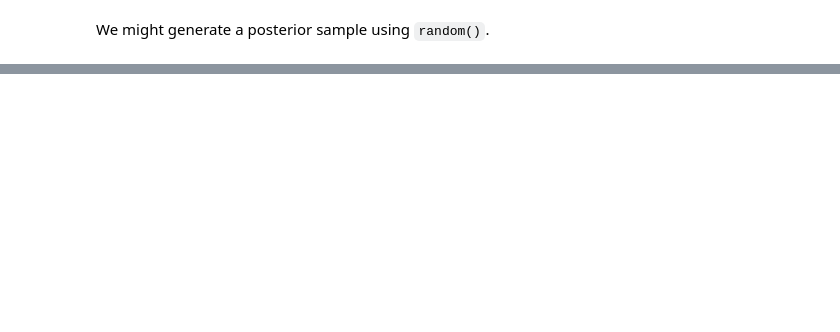
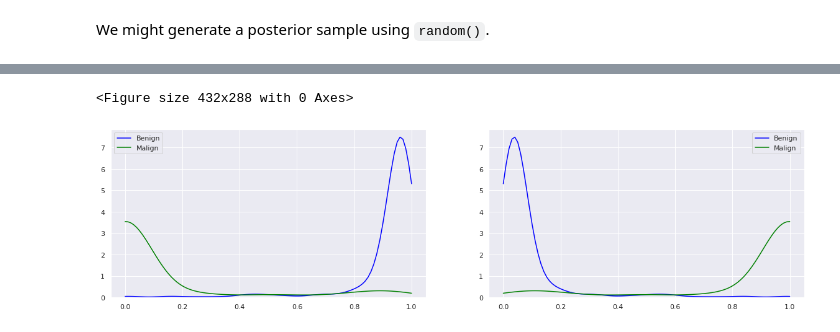
Before and after one commit to Ludvins/Statistical-Models-with-Variational-Methods, a Jupyter notebook: src/Gaussian_mixture_BayesPy_Breast_Cancer.ipynb, the cells around one changed output, grey strips where cells are left out. Saved outputs shown, nothing was run; the diff lists cells and outputs as text; code cells hidden in the pictures; blank space fills up the shorter version.

```diff
--- a/src/Gaussian_mixture_BayesPy_Breast_Cancer.ipynb
+++ b/src/Gaussian_mixture_BayesPy_Breast_Cancer.ipynb
@@ -228,0 +232,6 @@ print(x.random())
+# %%
+plot_mixture_distplot([z.u[0][y=="B"],z.u[0][y=="M"]], ["Benign", "Malign"], ["blue","green"],
+                      n_components = n_classes)
+# %% [output]
+<Figure size 432x288 with 0 Axes>
+[figure, added]
```
Also changed, not shown: parts of 36 cells of this notebook, 4 other files.
